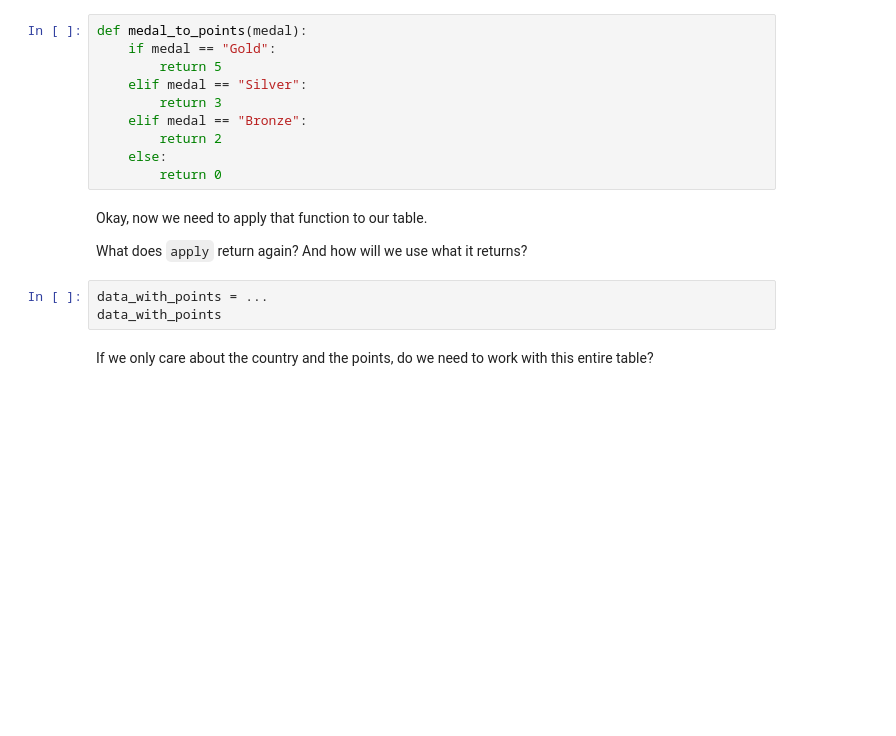
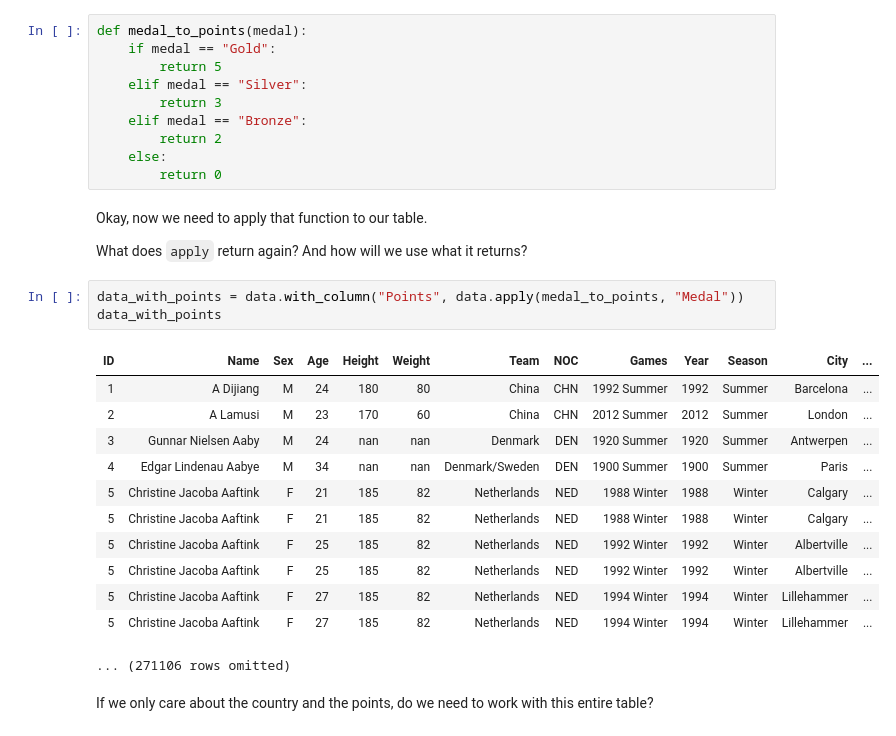
Before and after one commit to ucsd-ets/dsc10-fa19, a Jupyter notebook: Discussions/Week4/week4.ipynb, the cells around one changed output. Cells and saved outputs as stored; diff of their text form; blank space fills up the shorter version.

```diff
--- a/Discussions/Week4/week4.ipynb
+++ b/Discussions/Week4/week4.ipynb
@@ -95,9 +153,22 @@ def medal_to_points(medal):
 Okay, now we need to apply that function to our table.
 
 What does `apply` return again?  And how will we use what it returns?
-# %%
-data_with_points = ...
-data_with_points
+# %%
+data_with_points = data.with_column("Points", data.apply(medal_to_points, "Medal"))
+data_with_points
+# %% [output]
+| ID | Name | Sex | Age | Height | Weight | Team | NOC | Games | Year | Season | City | ... |
+| 1 | A Dijiang | M | 24 | 180 | 80 | China | CHN | 1992 Summer | 1992 | Summer | Barcelona | ... |
+| 2 | A Lamusi | M | 23 | 170 | 60 | China | CHN | 2012 Summer | 2012 | Summer | London | ... |
+| 3 | Gunnar Nielsen Aaby | M | 24 | nan | nan | Denmark | DEN | 1920 Summer | 1920 | Summer | Antwerpen | ... |
+| 4 | Edgar Lindenau Aabye | M | 34 | nan | nan | Denmark/Sweden | DEN | 1900 Summer | 1900 | Summer | Paris | ... |
+| 5 | Christine Jacoba Aaftink | F | 21 | 185 | 82 | Netherlands | NED | 1988 Winter | 1988 | Winter | Calgary | ... |
+| 5 | Christine Jacoba Aaftink | F | 21 | 185 | 82 | Netherlands | NED | 1988 Winter | 1988 | Winter | Calgary | ... |
+| 5 | Christine Jacoba Aaftink | F | 25 | 185 | 82 | Netherlands | NED | 1992 Winter | 1992 | Winter | Albertville | ... |
+| 5 | Christine Jacoba Aaftink | F | 25 | 185 | 82 | Netherlands | NED | 1992 Winter | 1992 | Winter | Albertville | ... |
+| 5 | Christine Jacoba Aaftink | F | 27 | 185 | 82 | Netherlands | NED | 1994 Winter | 1994 | Winter | Lillehammer | ... |
+| 5 | Christine Jacoba Aaftink | F | 27 | 185 | 82 | Netherlands | NED | 1994 Winter | 1994 | Winter | Lillehammer | ... |
+... (271106 rows omitted)
 # %% [markdown]
 If we only care about the country and the points, do we need to work with this entire table?
 # %%
```
Also changed, not shown: parts of 25 cells of this notebook.
